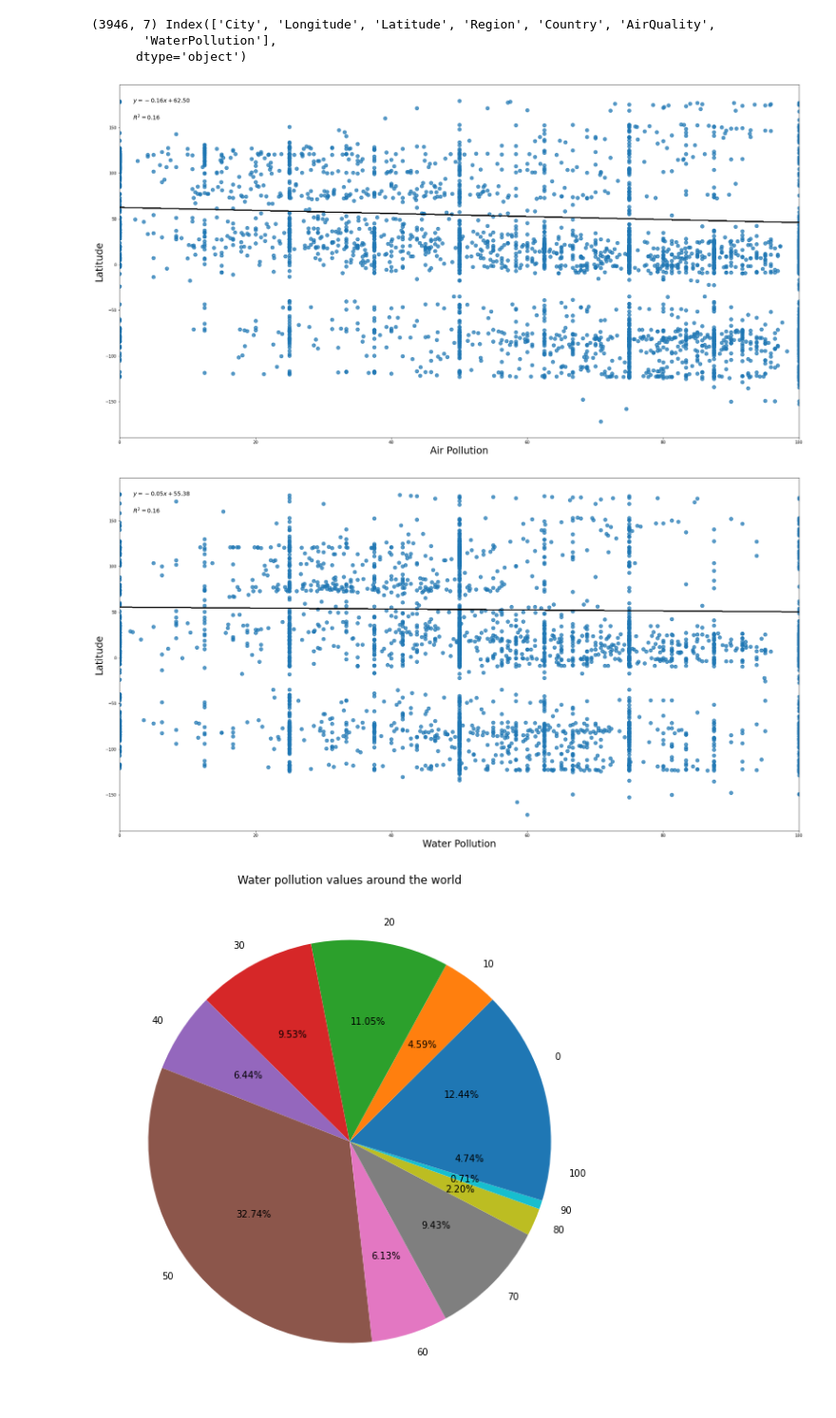
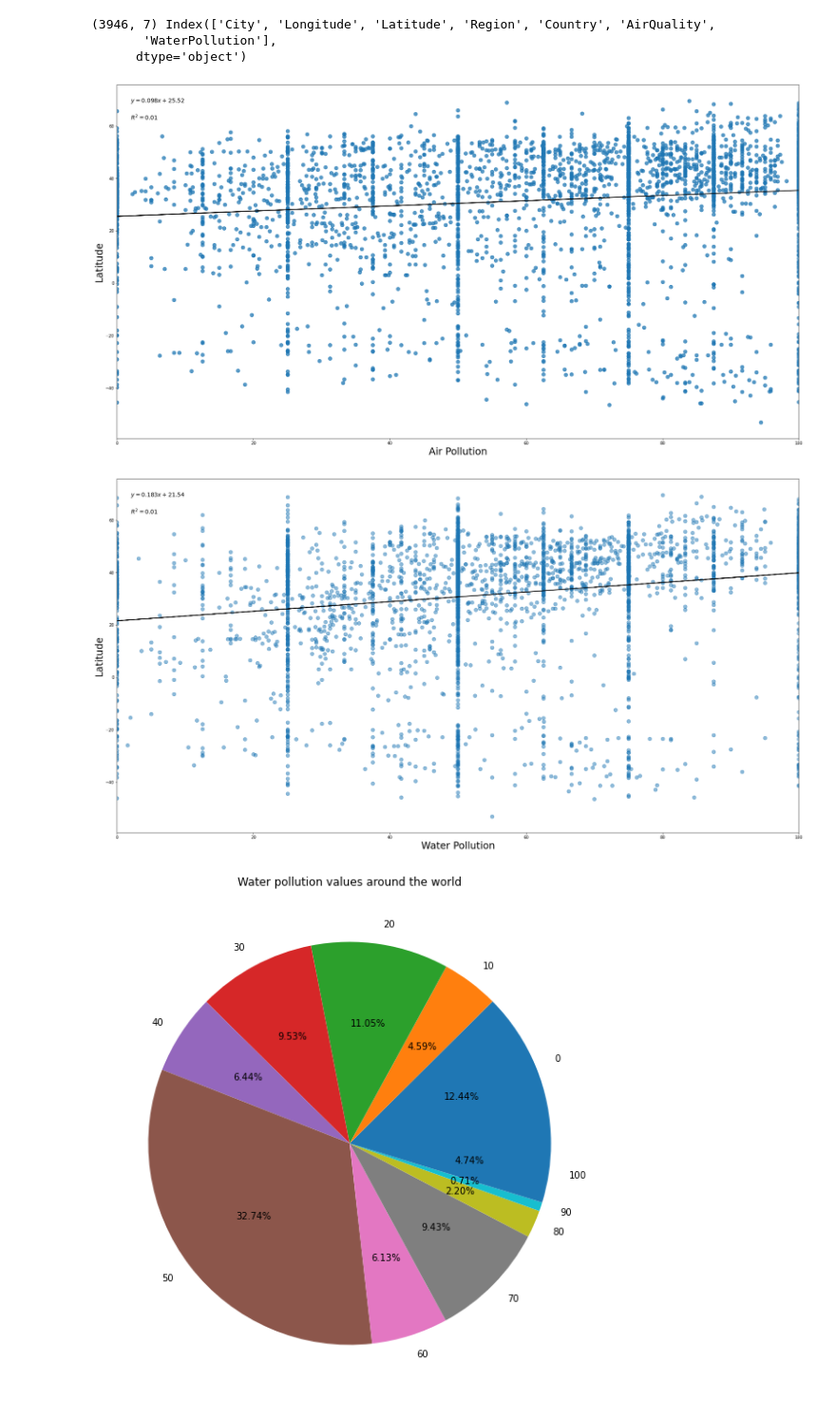
Before and after one commit to ribells/aar-bru, a Jupyter notebook: week5/Pollution_visualisation_week_5.ipynb, the cells around one changed output. Shown at 95% size. Cells and saved outputs as stored; diff of their text form; code cells hidden in the pictures.

```diff
--- a/week5/Pollution_visualisation_week_5.ipynb
+++ b/week5/Pollution_visualisation_week_5.ipynb
@@ -60,47 +60,47 @@ plt.xlabel("Air Pollution", fontsize=24)
 plt.ylabel("Latitude", fontsize=24)
 
 # Use numpy to do a simple linear fit to time series data
-model = np.polyfit(latitude, airquality, 1)
-predicted = np.polyval(model, latitude)
+model = np.polyfit(airquality, latitude, 1)
+predicted = np.polyval(model, airquality)
 
-plt.plot(latitude, predicted, linewidth=2, color='black')
+plt.plot(airquality, predicted, linewidth=2, color='black')
 
 slope = model[0]
 intercept = model[1]
 plt.annotate('$y=%3.5sx+%3.5s$'%(slope, intercept), xy=(0.02, 0.95), xycoords='axes fraction', fontsize=14)
 
 r2 = np.corrcoef(airquality, latitude)[0, 1]**2
 plt.annotate('$R^2=%3.4s$'%(r2), xy=(0.02, 0.9), xycoords='axes fraction', fontsize=14)
 
 plt.show()
 
 #create a second plot with water quality
 plt.figure(figsize=(30,16))
 
-plt.scatter(100-waterquality, latitude, s=80, alpha=0.75)
+plt.scatter(100-waterquality, latitude, s=80, alpha=0.50)
 
 plt.xlim([0, 100])
 
 plt.xlabel("Water Pollution", fontsize=24)
 plt.ylabel("Latitude", fontsize=24)
 
 # Use numpy to do a simple linear fit to time series data
-model = np.polyfit(latitude, 100-waterquality, 1)
-predicted = np.polyval(model, latitude)
+model = np.polyfit(100-waterquality, latitude, 1)
+predicted = np.polyval(model, 100-waterquality)
 
-plt.plot(latitude, predicted, linewidth=2, color='black')
+plt.plot(100-waterquality, predicted, linewidth=2, color='black')
 
 slope = model[0]
 intercept = model[1]
 plt.annotate('$y=%3.5sx+%3.5s$'%(slope, intercept), xy=(0.02, 0.95), xycoords='axes fraction', fontsize=14)
 
 r2 = np.corrcoef(airquality, latitude)[0, 1]**2
 plt.annotate('$R^2=%3.4s$'%(r2), xy=(0.02, 0.9), xycoords='axes fraction', fontsize=14)
 
 plt.show()
 # %% [output]
-[figure, old version]
+[figure, new version]
-[figure, old version]
+[figure, new version]
 # %%
 import matplotlib.pyplot as plt
 import csv
```
Also changed, not shown: parts of 1 cell of this notebook.
